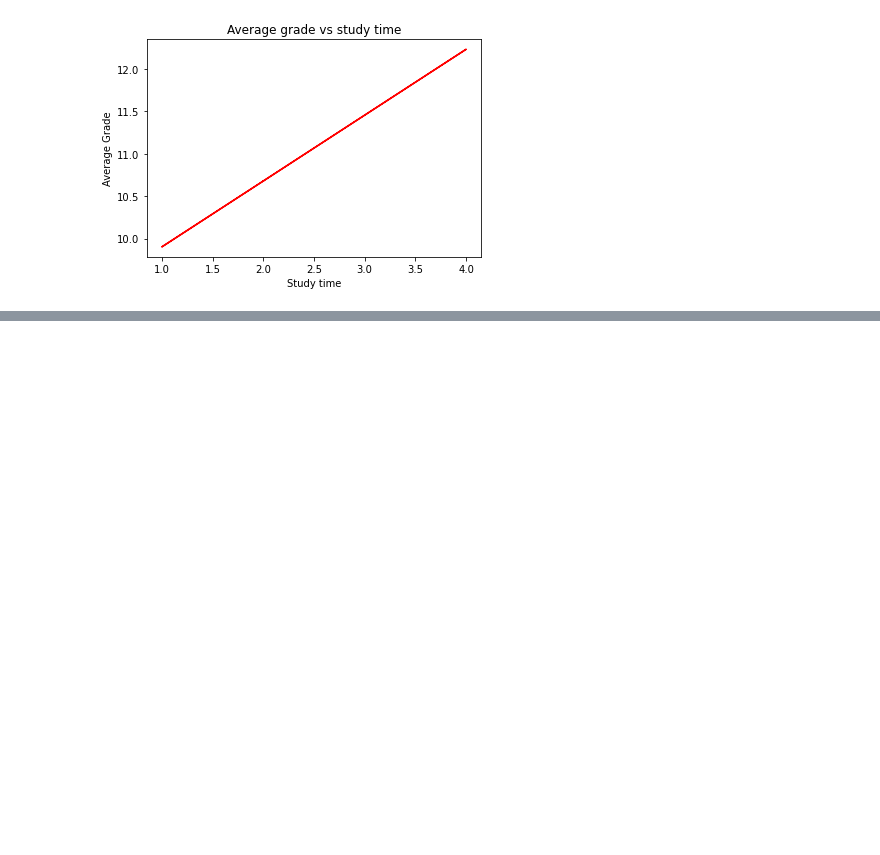
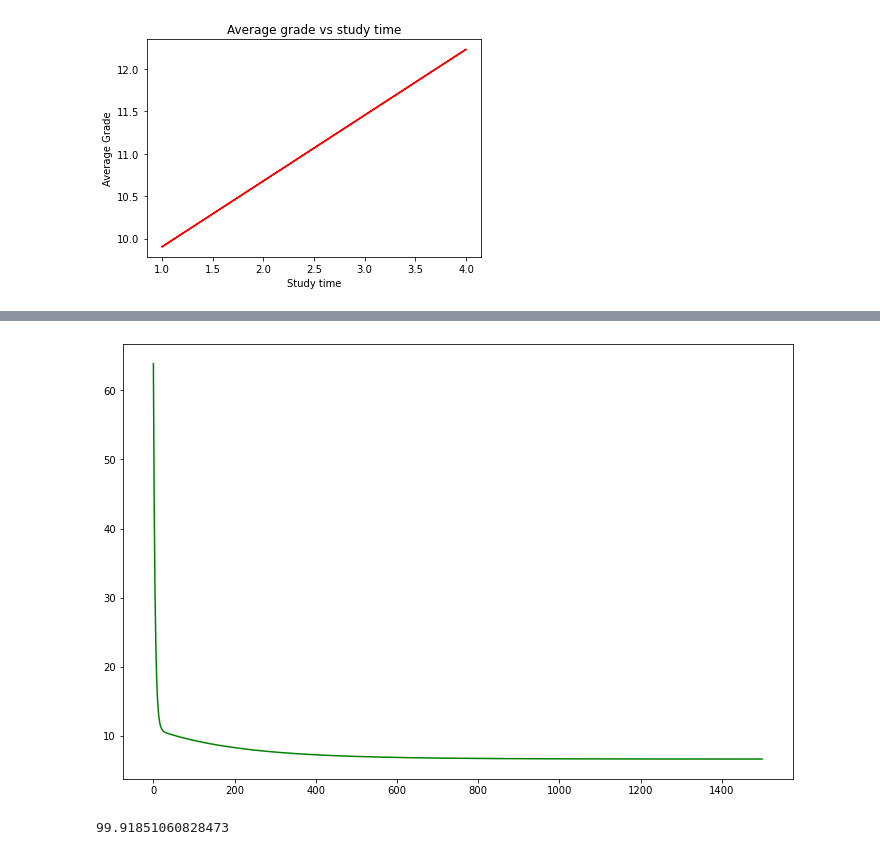
Before and after one commit to ananthanandanan/Notebooks, a Jupyter notebook: LNR-labsheet.ipynb, the cells around one changed output, grey strips where cells are left out. Saved outputs shown, nothing was run; the diff lists cells and outputs as text; code cells hidden in the pictures; blank space fills up the shorter version.

```diff
--- a/LNR-labsheet.ipynb
+++ b/LNR-labsheet.ipynb
@@ -163,0 +171,10 @@ plt.plot(X_train, lr.coef_*X_train+lr.intercept_, '-r',
+# %%
+def cost_function(X, Y, y_pred):
+    sqrd_error=(y_pred-Y)**2
+    cost=1/(2*m)*np.sum(sqrd_error)
+    return cost
+# %%
+X = np.array(X) # 395 x 1
+Y = np.array(Y).reshape(m,1) #395 x 1
+#X = np.c_[np.ones(X.shape[0]), X]
+X
@@ -163,0 +199,17 @@ plt.plot(X_train, lr.coef_*X_train+lr.intercept_, '-r',
+# %%
+def gradient_descent(X,Y,theta,alpha,epochs=1500):
+    costs = []
+    c=0
+    for i in range(epochs):
+        y_pred= theta*X + c
+        D_theta = (-2/m) * sum(X * (Y - y_pred))  # Derivative wrt m
+        D_c = (-2/m) * sum(Y - y_pred)  # Derivative wrt c
+        old_theta.append(theta) ## will become old theta
+        theta-=alpha*D_theta
+        c -= alpha * D_c  # Update c
+        costs.append(cost_function(X,Y,y_pred))
+    return theta,costs,c
+# %%
+theta, costs, c = gradient_descent(X,Y,theta, alpha, 1500)
+print("theta {}, c {}".format(theta,c))
+print(costs[-1])
@@ -163,0 +238,12 @@ plt.plot(X_train, lr.coef_*X_train+lr.intercept_, '-r',
+# %%
+fig = plt.figure(figsize = (12,8))
+plt.plot(costs,color='green')
+plt.show()
+# %% [output]
+[figure, added]
+# %%
+## find the
+mse = mean_squared_error(Y, Y_pred[:,0])
+mse
+# %% [output]
+99.91851060828473
```
Also changed, not shown: parts of 6 cells of this notebook, 5 other files.
